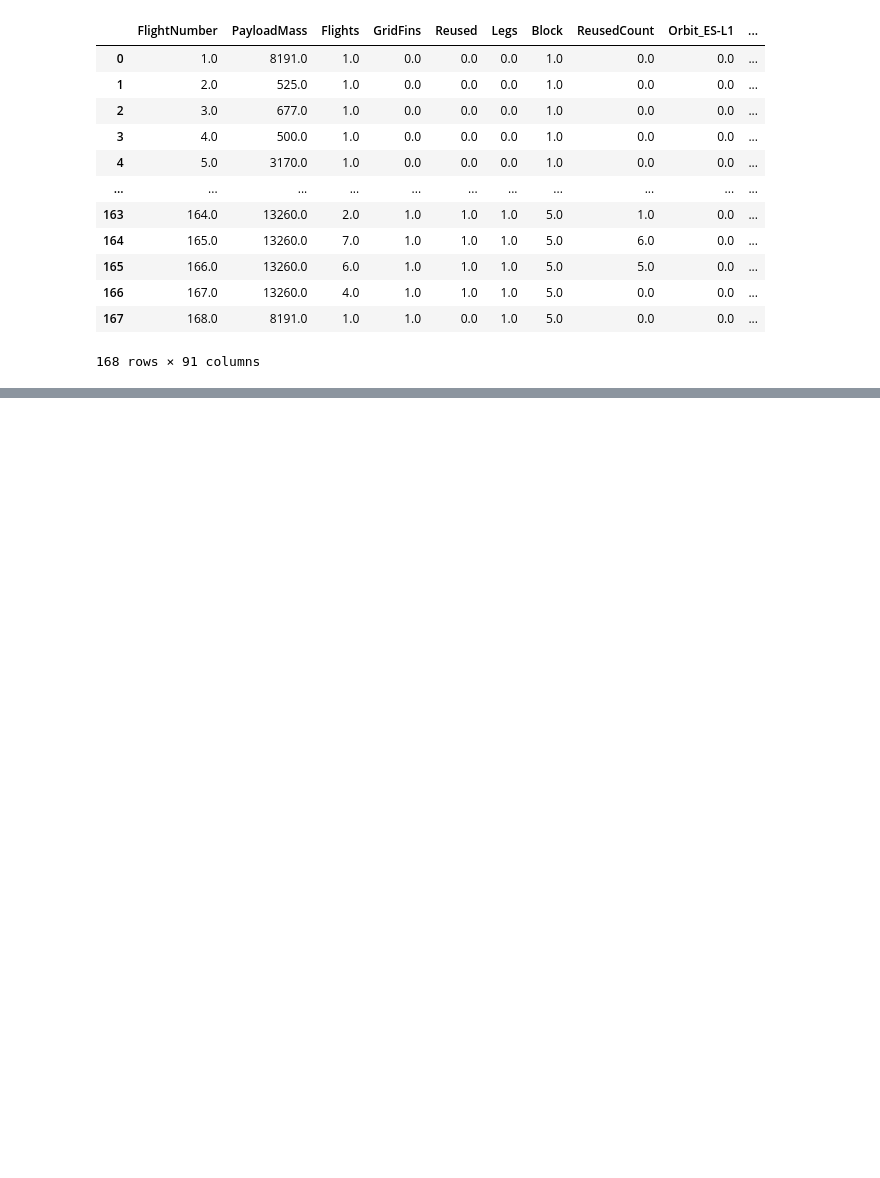
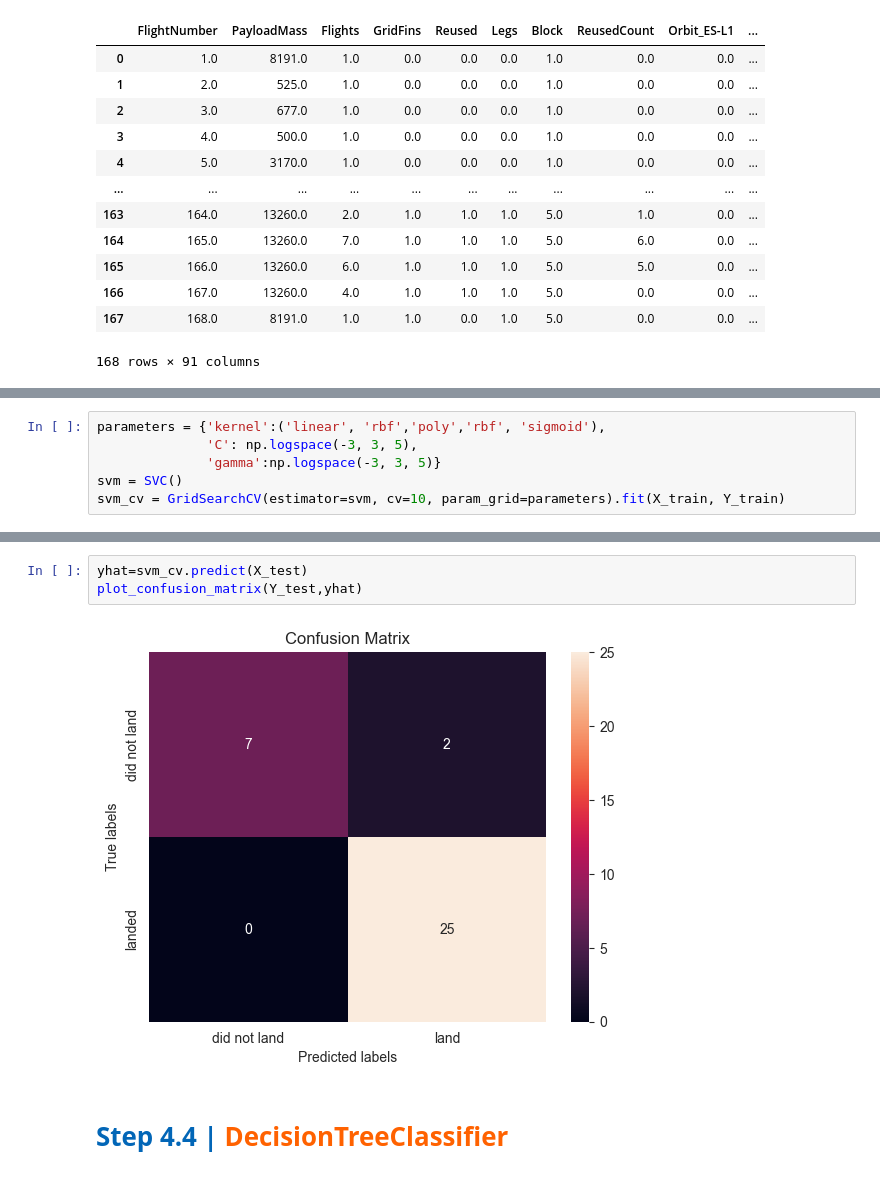
Before and after one commit to NimaPourmoradi/SpaceX_Falcone9, a Jupyter notebook: SpaceX.ipynb, the cells around one changed output, grey strips where cells are left out. Drawn from its saved outputs; the diff is of its cells as text; blank space fills up the shorter version.

Commit message:
Finished
Plots
Machine Learning
--------------------------
Result

```diff
--- a/SpaceX.ipynb
+++ b/SpaceX.ipynb
@@ -531,0 +702,6 @@ features_one_hot.astype(float)
+# %%
+parameters = {'kernel':('linear', 'rbf','poly','rbf', 'sigmoid'),
+              'C': np.logspace(-3, 3, 5),
+              'gamma':np.logspace(-3, 3, 5)}
+svm = SVC()
+svm_cv = GridSearchCV(estimator=svm, cv=10, param_grid=parameters).fit(X_train, Y_train)
@@ -531,0 +719,8 @@ features_one_hot.astype(float)
+# %%
+yhat=svm_cv.predict(X_test)
+plot_confusion_matrix(Y_test,yhat)
+# %% [output]
+[figure, added]
+# %% [markdown]
+<a id="tree"></a>
+# <b><span style="color:#0266b7">Step 4.4 | </span><span style="color:#ff6200">DecisionTreeClassifier </span></b>
```
Also changed, not shown: parts of 50 cells of this notebook.
